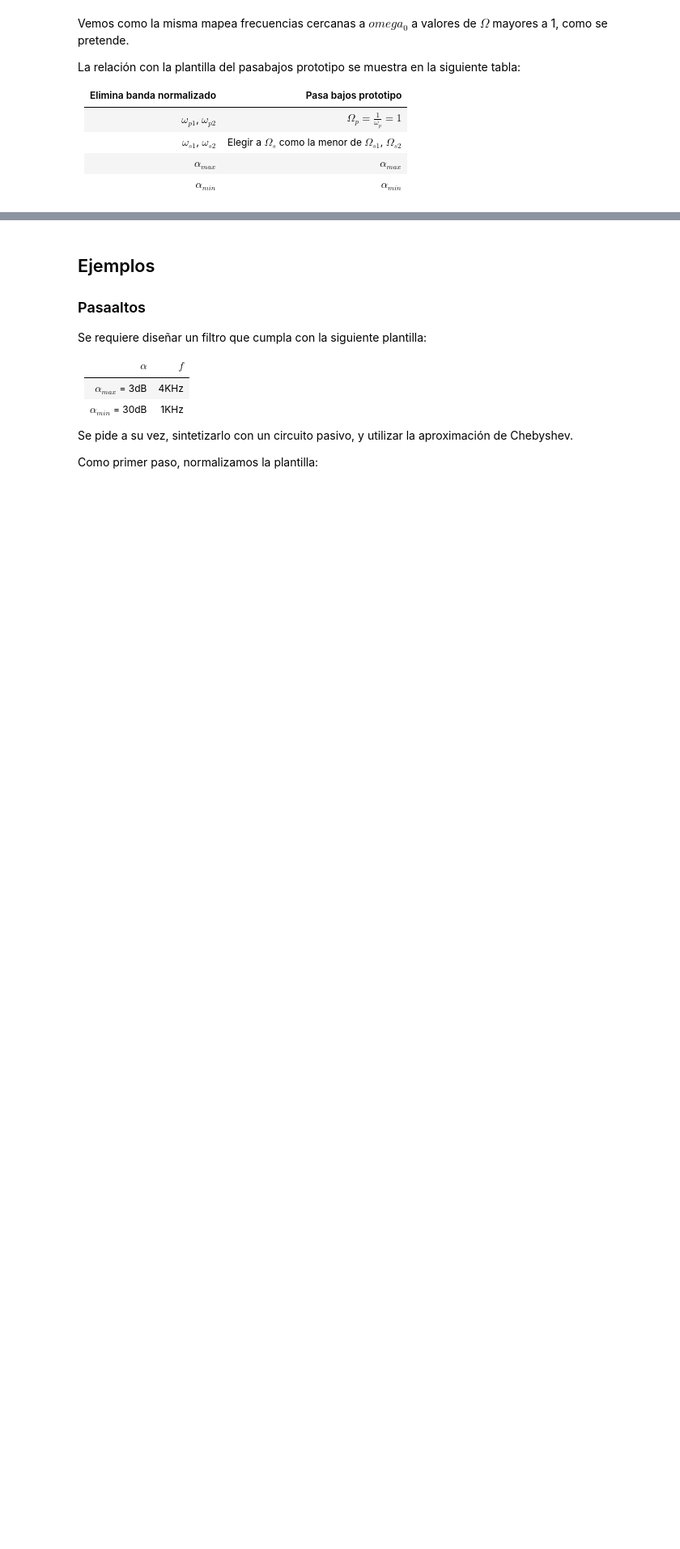
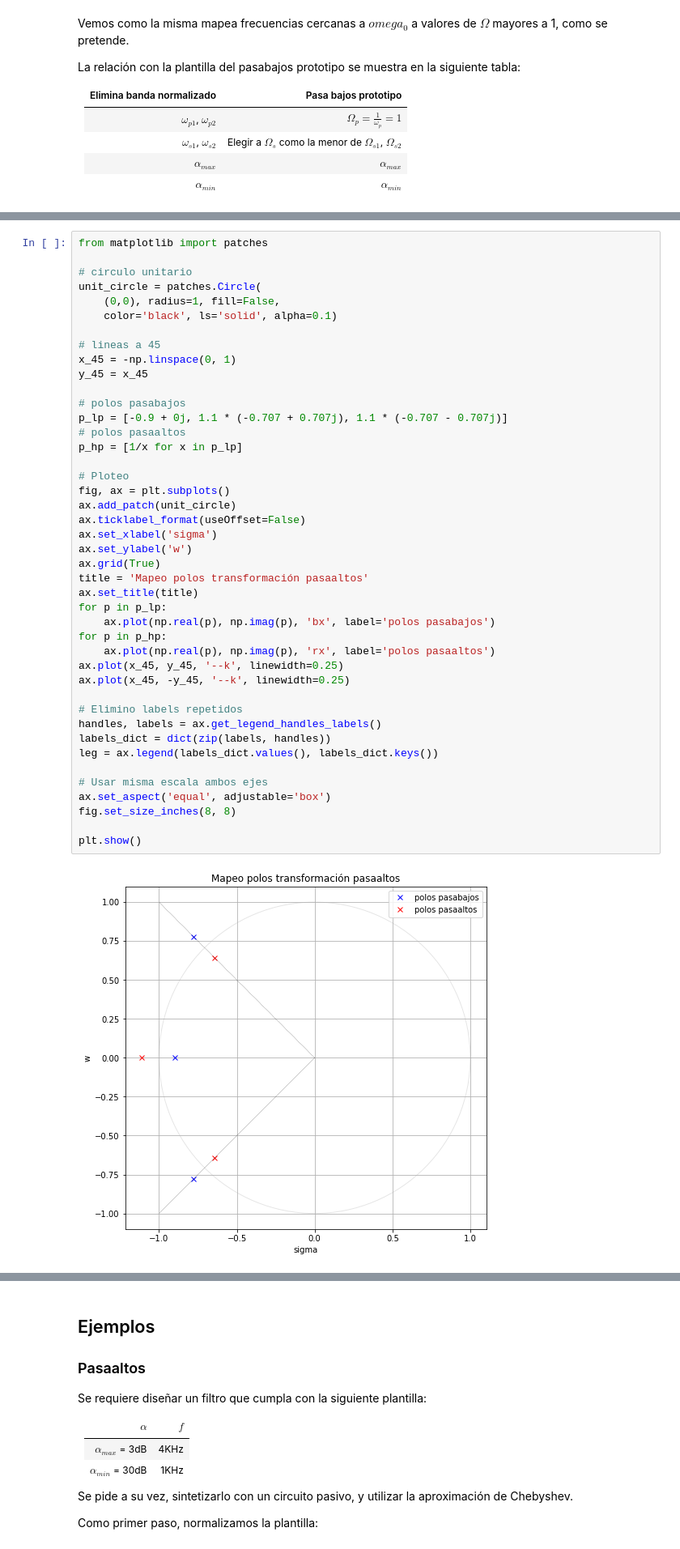
Before and after one commit to agalbachicar/tc2, a Jupyter notebook: notebooks/Transformacion en frecuencia.ipynb, the cells around one changed output, grey strips where cells are left out. Shown: that part at 81% size. Cells and saved outputs as stored; diff of their text form; blank space fills up the shorter version.

```diff
--- a/notebooks/Transformacion en frecuencia.ipynb
+++ b/notebooks/Transformacion en frecuencia.ipynb
@@ -351,0 +397,45 @@ La relación con la plantilla del pasabajos prototipo se muestra en la siguiente
+# %%
+from matplotlib import patches
+
+# circulo unitario
+unit_circle = patches.Circle(
+    (0,0), radius=1, fill=False,
+    color='black', ls='solid', alpha=0.1)
+
+# lineas a 45
+x_45 = -np.linspace(0, 1)
+y_45 = x_45
+
+# polos pasabajos
+p_lp = [-0.9 + 0j, 1.1 * (-0.707 + 0.707j), 1.1 * (-0.707 - 0.707j)]
+# polos pasaaltos
+p_hp = [1/x for x in p_lp]
+
+# Ploteo
+fig, ax = plt.subplots()
+ax.add_patch(unit_circle)
+ax.ticklabel_format(useOffset=False)
+ax.set_xlabel('sigma')
+ax.set_ylabel('w')
+ax.grid(True)
+title = 'Mapeo polos transformación pasaaltos'
+ax.set_title(title)
+for p in p_lp:
+    ax.plot(np.real(p), np.imag(p), 'bx', label='polos pasabajos')
+for p in p_hp:
+    ax.plot(np.real(p), np.imag(p), 'rx', label='polos pasaaltos')
+ax.plot(x_45, y_45, '--k', linewidth=0.25)
+ax.plot(x_45, -y_45, '--k', linewidth=0.25)
+
+# Elimino labels repetidos
+handles, labels = ax.get_legend_handles_labels()
+labels_dict = dict(zip(labels, handles))
+leg = ax.legend(labels_dict.values(), labels_dict.keys())
+
+# Usar misma escala ambos ejes
+ax.set_aspect('equal', adjustable='box')
+fig.set_size_inches(8, 8)
+
+plt.show()
+# %% [output]
+[figure, added]
```
Also changed, not shown: parts of 6 cells of this notebook.
